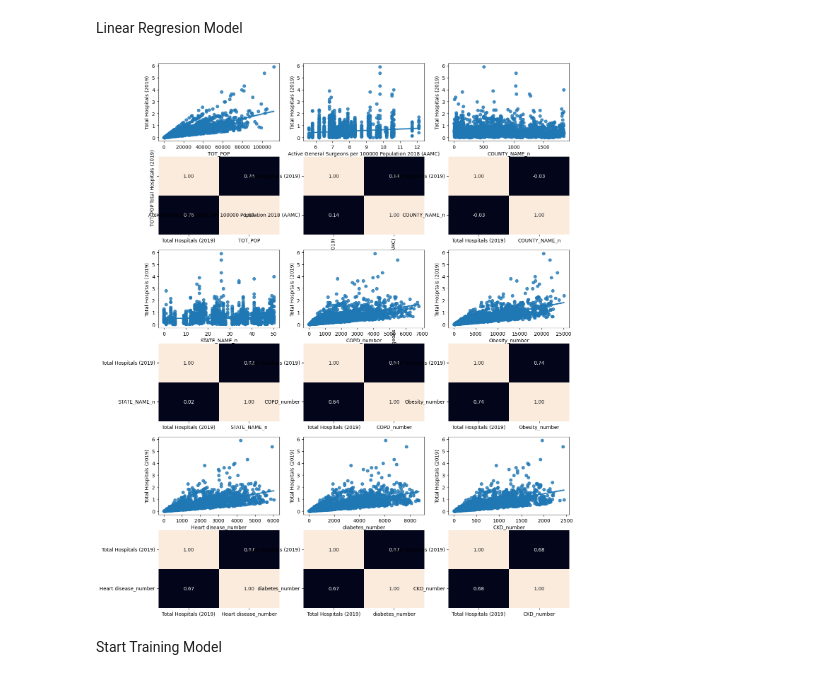
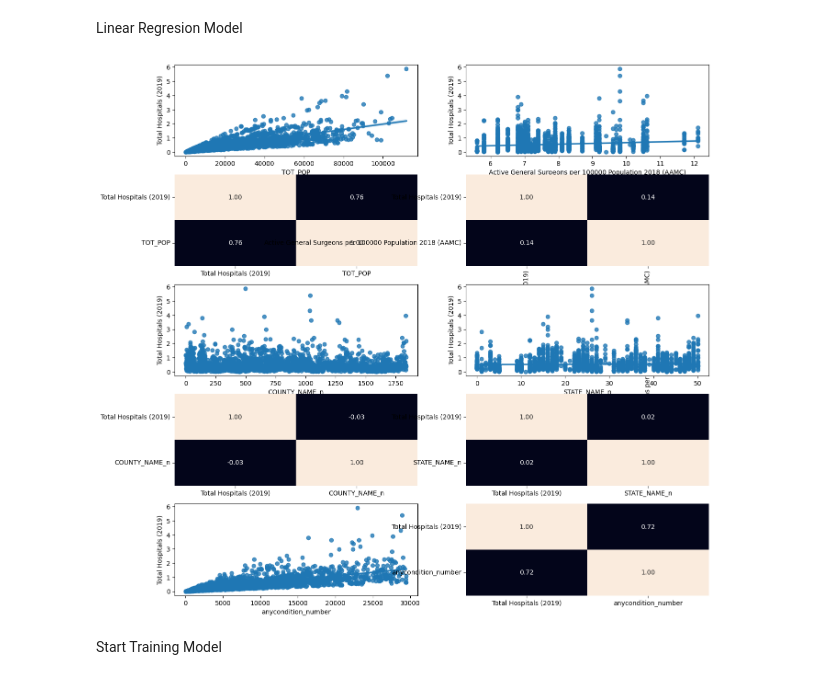
Before and after one commit to Ricenquimac/Regularized-Linear-Regression, a Jupyter notebook: src/explore.ipynb, the cells around one changed output. Saved outputs shown, nothing was run; the diff lists cells and outputs as text; code cells hidden in the pictures.

```diff
--- a/src/explore.ipynb
+++ b/src/explore.ipynb
@@ -373,7 +373,7 @@ Feature Scaling
 # %%
 from sklearn.model_selection import train_test_split
 
-num_variables = ["TOT_POP", "COUNTY_NAME_n", "Active General Surgeons per 100000 Population 2018 (AAMC)", "ICU Beds_x", "STATE_NAME_n", "COPD_number", "Obesity_number","Heart disease_number","diabetes_number", "CKD_number"]
+num_variables = ["TOT_POP", "COUNTY_NAME_n", "Active General Surgeons per 100000 Population 2018 (AAMC)", "ICU Beds_x", "STATE_NAME_n", "anycondition_number"]
 
 
 X = total_data[num_variables]
@@ -434,32 +434,25 @@ X_test_sel.to_csv("../data/processed/clean_test.csv", index = False)
 # %% [markdown]
 Linear Regresion Model
 # %%
-fig, axis = plt.subplots(6, 3, figsize = (15, 20))
+fig, axis = plt.subplots(5, 2, figsize = (15, 15))
 total_data = pd.concat([X_train_sel, X_test_sel])
 
 sns.regplot(ax = axis[0, 0], data = total_data, x = "TOT_POP", y = "Total Hospitals (2019)")
 sns.heatmap(total_data[["Total Hospitals (2019)", "TOT_POP"]].corr(), annot = True, fmt = ".2f", ax = axis[1, 0], cbar = False)
 sns.regplot(ax = axis[0, 1], data = total_data, x = "Active General Surgeons per 100000 Population 2018 (AAMC)", y = "Total Hospitals (2019)")
 sns.heatmap(total_data[["Total Hospitals (2019)", "Active General Surgeons per 100000 Population 2018 (AAMC)"]].corr(), annot = True, fmt = ".2f", ax = axis[1, 1], cbar = False)
-sns.regplot(ax = axis[0, 2], data = total_data, x = "COUNTY_NAME_n", y = "Total Hospitals (2019)")
-sns.heatmap(total_data[["Total Hospitals (2019)", "COUNTY_NAME_n"]].corr(), annot = True, fmt = ".2f", ax = axis[1, 2], cbar = False)
-sns.regplot(ax = axis[2, 0], data = total_data, x = "STATE_NAME_n", y = "Total Hospitals (2019)")
-sns.heatmap(total_data[["Total Hospitals (2019)", "STATE_NAME_n"]].corr(), annot = True, fmt = ".2f", ax = axis[3, 0], cbar = False)
-sns.regplot(ax = axis[2, 1], data = total_data, x = "COPD_number", y = "Total Hospitals (2019)")
-sns.heatmap(total_data[["Total Hospitals (2019)", "COPD_number"]].corr(), annot = True, fmt = ".2f", ax = axis[3, 1], cbar = False)
-sns.regplot(ax = axis[2, 2], data = total_data, x = "Obesity_number", y = "Total Hospitals (2019)")
-sns.heatmap(total_data[["Total Hospitals (2019)", "Obesity_number"]].corr(), annot = True, fmt = ".2f", ax = axis[3, 2], cbar = False)
-sns.regplot(ax = axis[4, 0], data = total_data, x = "Heart disease_number", y = "Total Hospitals (2019)")
-sns.heatmap(total_data[["Total Hospitals (2019)", "Heart disease_number"]].corr(), annot = True, fmt = ".2f", ax = axis[5, 0], cbar = False)
-sns.regplot(ax = axis[4, 1], data = total_data, x = "diabetes_number", y = "Total Hospitals (2019)")
-sns.heatmap(total_data[["Total Hospitals (2019)", "diabetes_number"]].corr(), annot = True, fmt = ".2f", ax = axis[5, 1], cbar = False)
-sns.regplot(ax = axis[4, 2], data = total_data, x = "CKD_number", y = "Total Hospitals (2019)")
-sns.heatmap(total_data[["Total Hospitals (2019)", "CKD_number"]].corr(), annot = True, fmt = ".2f", ax = axis[5, 2], cbar = False)
+sns.regplot(ax = axis[2, 0], data = total_data, x = "COUNTY_NAME_n", y = "Total Hospitals (2019)")
+sns.heatmap(total_data[["Total Hospitals (2019)", "COUNTY_NAME_n"]].corr(), annot = True, fmt = ".2f", ax = axis[3, 0], cbar = False)
+sns.regplot(ax = axis[2, 1], data = total_data, x = "STATE_NAME_n", y = "Total Hospitals (2019)")
+sns.heatmap(total_data[["Total Hospitals (2019)", "STATE_NAME_n"]].corr(), annot = True, fmt = ".2f", ax = axis[3, 1], cbar = False)
+sns.regplot(ax = axis[4, 0], data = total_data, x = "anycondition_number", y = "Total Hospitals (2019)")
+sns.heatmap(total_data[["Total Hospitals (2019)", "anycondition_number"]].corr(), annot = True, fmt = ".2f", ax = axis[4, 1], cbar = False)
+
 plt.tight_layout()
 
 plt.show()
 # %% [output]
-[figure, old version]
+[figure, new version]
 # %% [markdown]
 Start Training Model
 # %%
```
Also changed, not shown: parts of 14 cells of this notebook, 2 other files.
